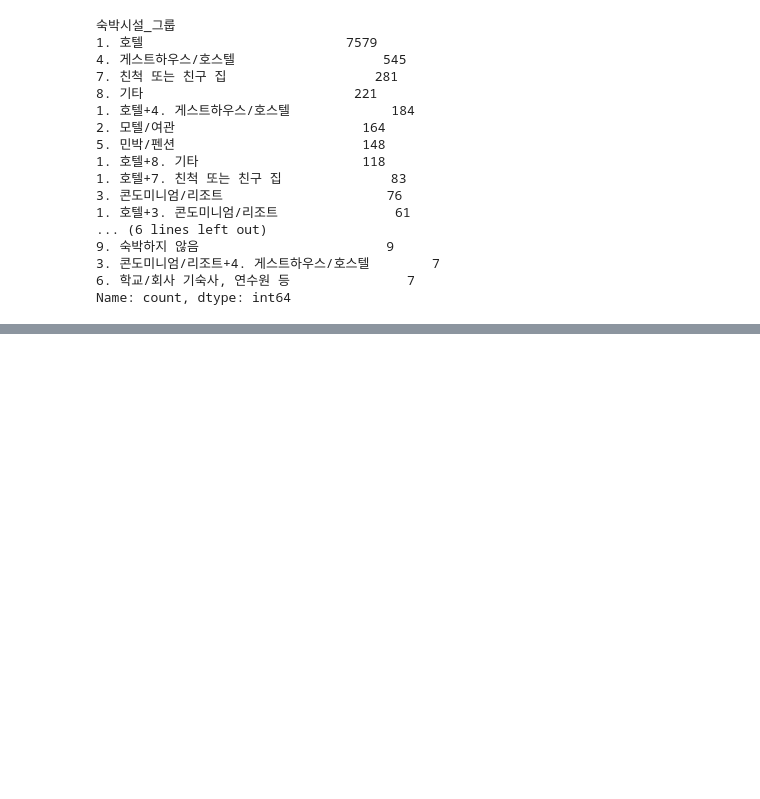
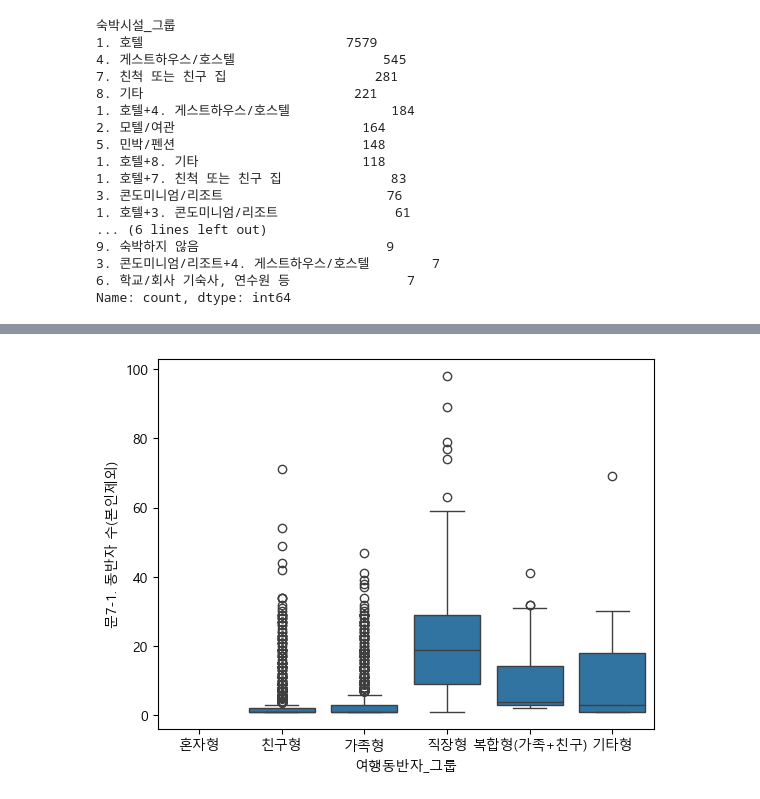
Before and after one commit to mariethecat08/korea-tour-recommender, a Jupyter notebook: notebooks/실험용/2차_전처리.ipynb, the cells around one changed output, grey strips where cells are left out. Saved outputs shown, nothing was run; the diff lists cells and outputs as text; code cells hidden in the pictures; blank space fills up the shorter version.

```diff
--- a/notebooks/실험용/2차_전처리.ipynb
+++ b/notebooks/실험용/2차_전처리.ipynb
@@ -115,0 +166,13 @@ Name: count, dtype: int64
+# %%
+# 문7 관련 컬럼 추출
+X = df3[partner_cols].fillna(0).astype(int)
+
+# 0이 아닌 값은 모두 1로 바꾸기 -> 각 1,2,...,8로 저장되어 있음
+X = X.applymap(lambda x: 1 if x != 0 else 0).astype(int)
+
+# 각 행의 조합
+combo_series = X.apply(lambda row: '+'.join( [col.split('(')[1].replace(')', '') for col, val in row.items() if val == 1]), axis=1)
+
+# 조합 빈도수
+combo_counts = combo_series.value_counts()
+combo_counts.head(20)
@@ -115,0 +197,22 @@ Name: count, dtype: int64
+# %%
+# import numpy as np
+combo = combo_series.copy()
+
+# 각 그룹 조건 설정
+cond_혼자 = combo.str.contains('혼자', na=False)
+cond_가족 = combo.str.contains('배우자|자녀|부모님|가족', na=False)
+cond_친구 = combo.str.contains('친구', na=False)
+cond_직장 = combo.str.contains('직장', na=False)
+cond_기타 = combo.str.contains('기타', na=False)
+
+# 그룹화 (복합형 먼저 처리해야 함)
+conditions = [(cond_가족 & cond_친구),
+               cond_가족,
+               cond_친구,
+               cond_혼자,
+               cond_직장,
+               cond_기타 ]
+choices = ['복합형(가족+친구)', '가족형', '친구형', '혼자형', '직장형', '기타형']
+
+df3['여행동반자_그룹'] = np.select(conditions, choices, default='기타형')
+df3['여행동반자_그룹'].value_counts()
@@ -115,0 +228,10 @@ Name: count, dtype: int64
+# %%
+# 한글 폰트 설정을 위한 코드 (이미 설정하셨다면 생략)
+plt.rc('font', family='Malgun Gothic') # Windows
+# plt.rc('font', family='AppleGothic') # Mac
+plt.rcParams['axes.unicode_minus'] = False # 마이너스 폰트 깨짐 방지
+# %%
+sns.boxplot(x=df3['여행동반자_그룹'], y=df3['문7-1. 동반자 수(본인제외)'])
+plt.show()
+# %% [output]
+[figure, added]
```
Also changed, not shown: parts of 29 cells of this notebook, 1 other file.
